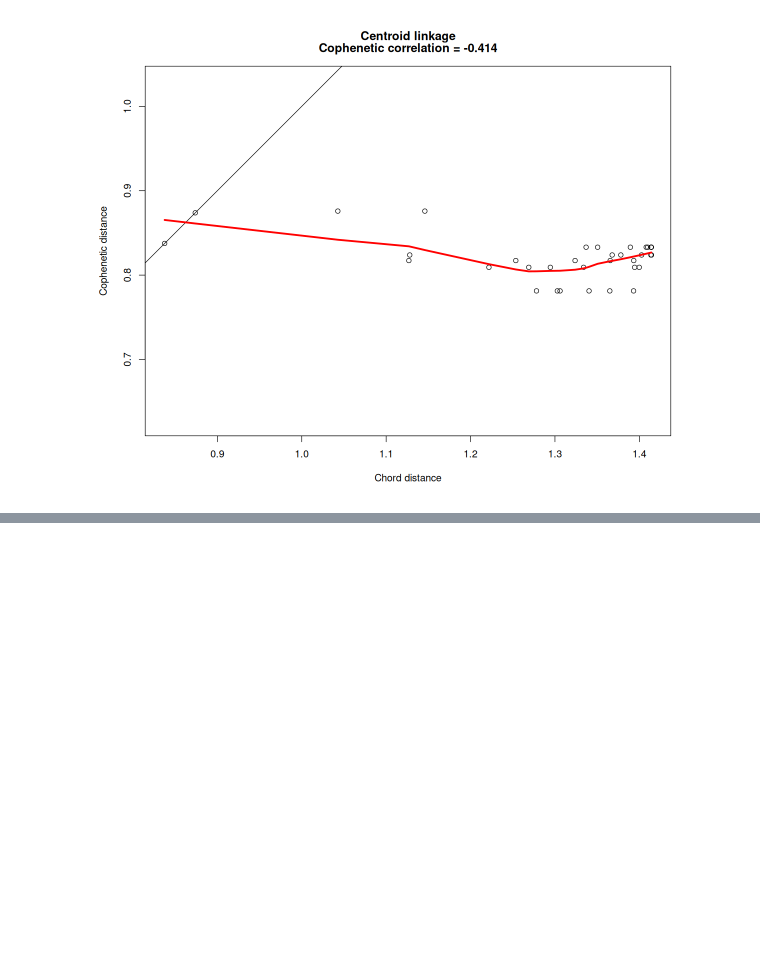
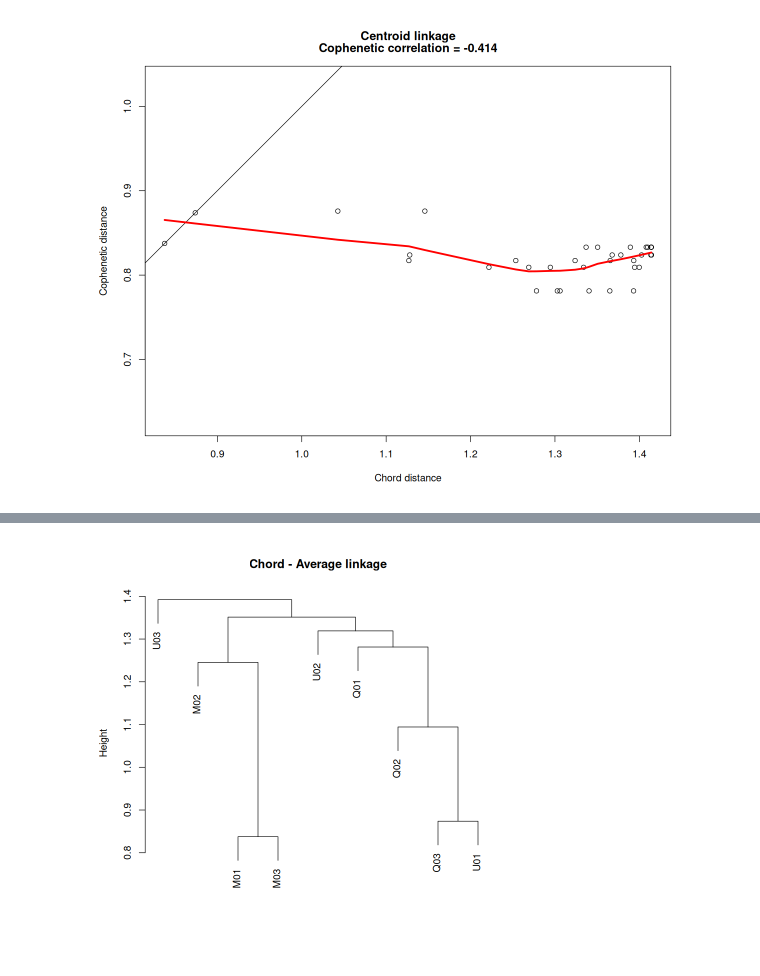
Before and after one commit to zfourati/Multivariate_statisitcs_project, a Jupyter notebook: taiwan_forest/script_emilie.ipynb, the cells around one changed output, grey strips where cells are left out. Cells and saved outputs as stored; diff of their text form; code cells hidden in the pictures; blank space fills up the shorter version.

```diff
--- a/taiwan_forest/script_emilie.ipynb
+++ b/taiwan_forest/script_emilie.ipynb
@@ -263,0 +347,10 @@ lines(lowess(spe_dist, spe.centroid.coph), col = "red", lwd = 3)
+# %%
+spe_mat <- spe %>%
+  column_to_rownames("site")
+
+#normalize abundance
+spe_norm <- decostand(spe_mat, method = "normalize")
+
+#Chord distance matrix
+spe.ch <- vegdist(spe_norm, method = "euclidean")
+spe.ch
@@ -263,0 +376,6 @@ lines(lowess(spe_dist, spe.centroid.coph), col = "red", lwd = 3)
+# %%
+# Hierarchical clustering
+spe.avg <- hclust(spe.ch, method = "average")
+plot(spe.avg, main = "Chord - Average linkage", xlab = "", sub = "")
+# %% [output]
+[figure, added]
```
Also changed, not shown: parts of 11 cells of this notebook.
